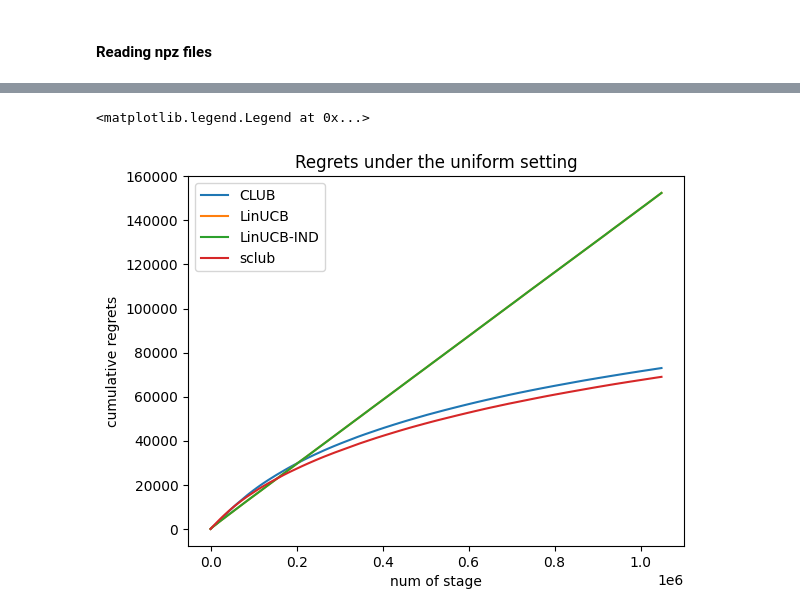
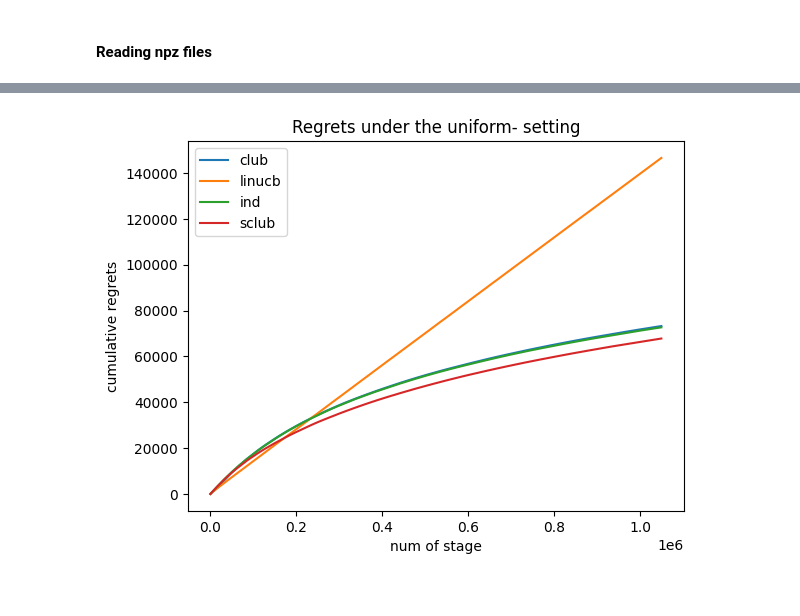
Before and after one commit to MjolnirT/OnlineClusteringOfBandits, a Jupyter notebook: main_ijcai19.ipynb, the cells around one changed output, grey strips where cells are left out. Cells and saved outputs as stored; diff of their text form; code cells hidden in the pictures.

Commit message:
add all plots in the paper

```diff
--- a/main_ijcai19.ipynb
+++ b/main_ijcai19.ipynb
@@ -126,13 +6,0 @@ plt.legend()
-# %%
-plt.plot(np.cumsum(club_regret), label='CLUB')
-plt.plot(np.cumsum(linucb_regret), label='LinUCB')
-plt.plot(np.cumsum(linucb_ind_regret), label='LinUCB-IND')
-
-plt.plot(np.cumsum(sclub_regret), label='sclub')
-plt.title("Regrets under the uniform setting")
-plt.xlabel("num of stage")
-plt.ylabel("cumulative regrets")
-plt.legend()
-# %% [output]
-<matplotlib.legend.Legend at 0x...>
-[figure, removed]
@@ -138,0 +58,8 @@ plt.legend()
+# %%
+filename_list = ["club_uniform-.npz", "linucb_uniform-.npz", "ind_uniform-.npz", "sclub_uniform-.npz"]
+print_info = False
+plot_reward = False
+plot_regret = True
+draw_reward_regret(filename_list, print_info=print_info, plot_reward=plot_reward, plot_regret=plot_regret )
+# %% [output]
+[figure, added]
```
Also changed, not shown: parts of 15 cells of this notebook, 6 other files.
